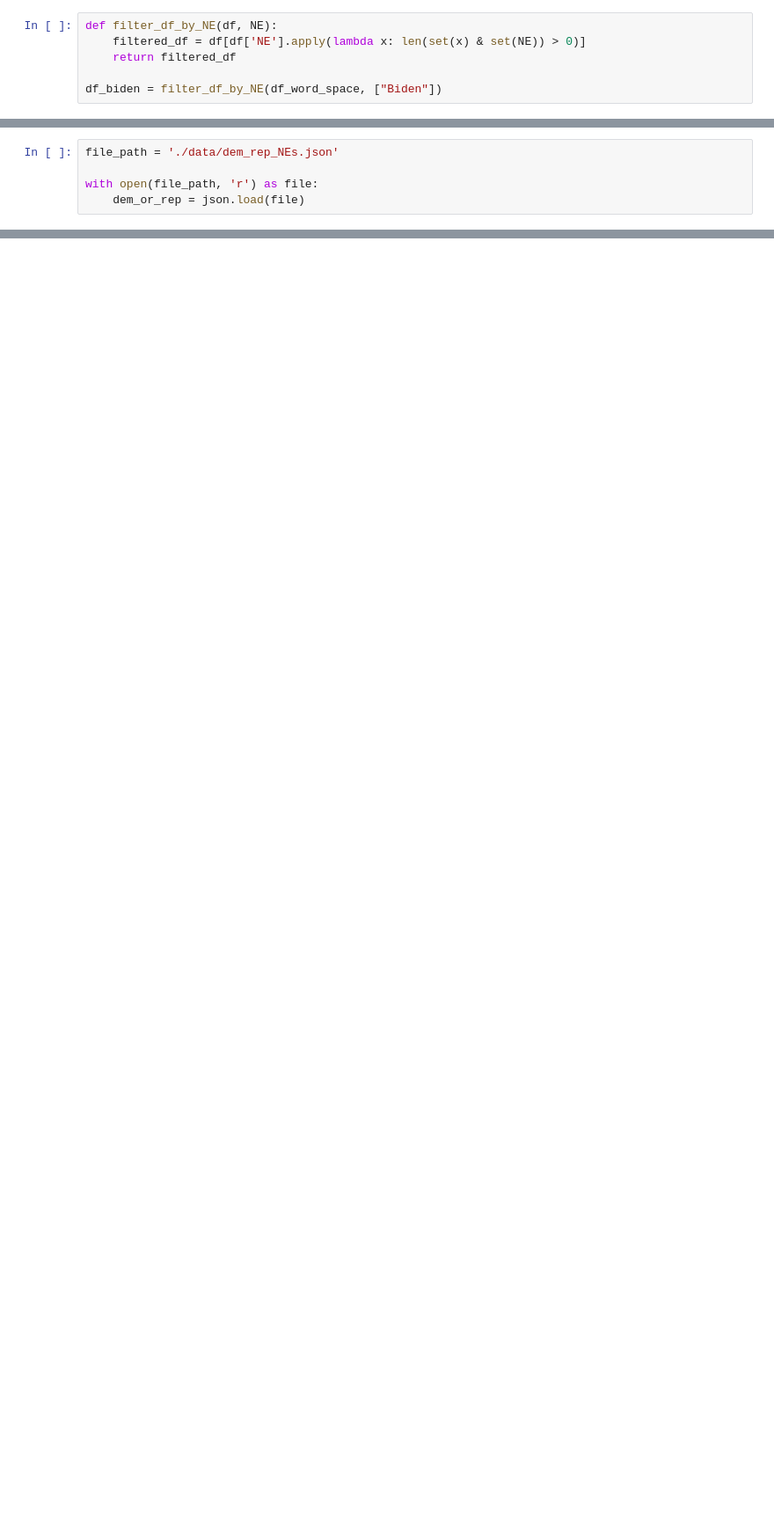
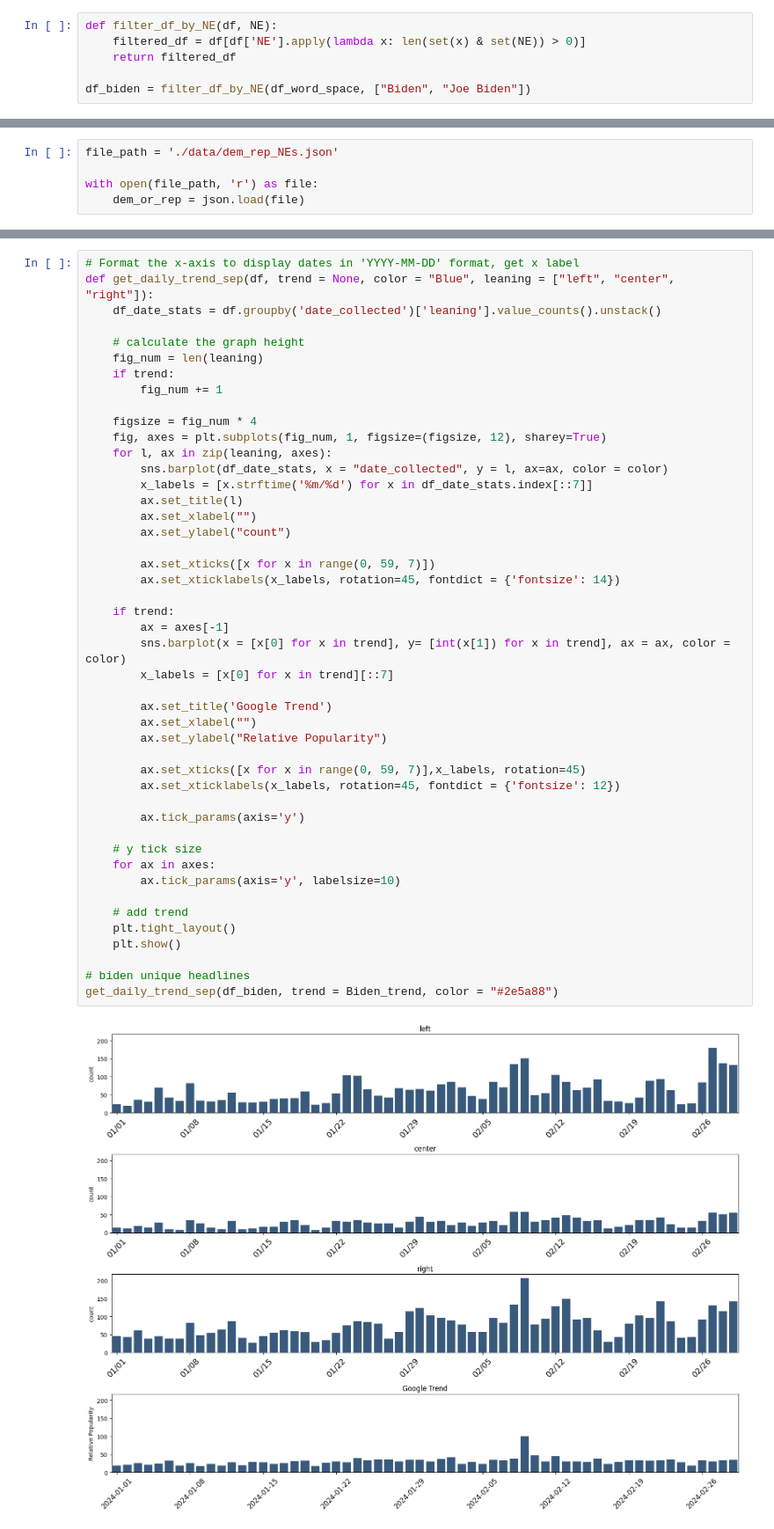
Before and after one commit to beilrz/News_Headline_Bias_Analysis, a Jupyter notebook: Word Space Analysis.ipynb, the cells around one changed output, grey strips where cells are left out. Shown at 88% size. Cells and saved outputs as stored; diff of their text form; blank space fills up the shorter version.

```diff
--- a/Word Space Analysis.ipynb
+++ b/Word Space Analysis.ipynb
@@ -185,7 +149,7 @@ def filter_df_by_NE(df, NE):
     filtered_df = df[df['NE'].apply(lambda x: len(set(x) & set(NE)) > 0)]
     return filtered_df
 
-df_biden = filter_df_by_NE(df_word_space, ["Biden"])
+df_biden = filter_df_by_NE(df_word_space, ["Biden", "Joe Biden"])
 # %%
 get_daily_trend(df_biden, "Unique Biden Headlines", Biden_trend)
 # %% [output]
@@ -257,0 +246,48 @@ Name: count, dtype: int64
+# %%
+# Format the x-axis to display dates in 'YYYY-MM-DD' format, get x label
+def get_daily_trend_sep(df, trend = None, color = "Blue", leaning = ["left", "center", "right"]):
+    df_date_stats = df.groupby('date_collected')['leaning'].value_counts().unstack()
+
+    # calculate the graph height
+    fig_num = len(leaning)
+    if trend:
+        fig_num += 1
+
+    figsize = fig_num * 4
+    fig, axes = plt.subplots(fig_num, 1, figsize=(figsize, 12), sharey=True)
+    for l, ax in zip(leaning, axes):
+        sns.barplot(df_date_stats, x = "date_collected", y = l, ax=ax, color = color)
+        x_labels = [x.strftime('%m/%d') for x in df_date_stats.index[::7]]
+        ax.set_title(l)
+        ax.set_xlabel("")
+        ax.set_ylabel("count")
+
+        ax.set_xticks([x for x in range(0, 59, 7)])
+        ax.set_xticklabels(x_labels, rotation=45, fontdict = {'fontsize': 14})
+
+    if trend:
+        ax = axes[-1]
+        sns.barplot(x = [x[0] for x in trend], y= [int(x[1]) for x in trend], ax = ax, color = color)
+        x_labels = [x[0] for x in trend][::7]
+
+        ax.set_title('Google Trend')
+        ax.set_xlabel("")
+        ax.set_ylabel("Relative Popularity")
+
+        ax.set_xticks([x for x in range(0, 59, 7)],x_labels, rotation=45)
+        ax.set_xticklabels(x_labels, rotation=45, fontdict = {'fontsize': 12})
+
+        ax.tick_params(axis='y')
+
+    # y tick size
+    for ax in axes:
+        ax.tick_params(axis='y', labelsize=10)
+
+    # add trend
+    plt.tight_layout()
+    plt.show()
+
+# biden unique headlines
+get_daily_trend_sep(df_biden, trend = Biden_trend, color = "#2e5a88")
+# %% [output]
+[figure, added]
```
Also changed, not shown: parts of 36 cells of this notebook, 2 other files.
